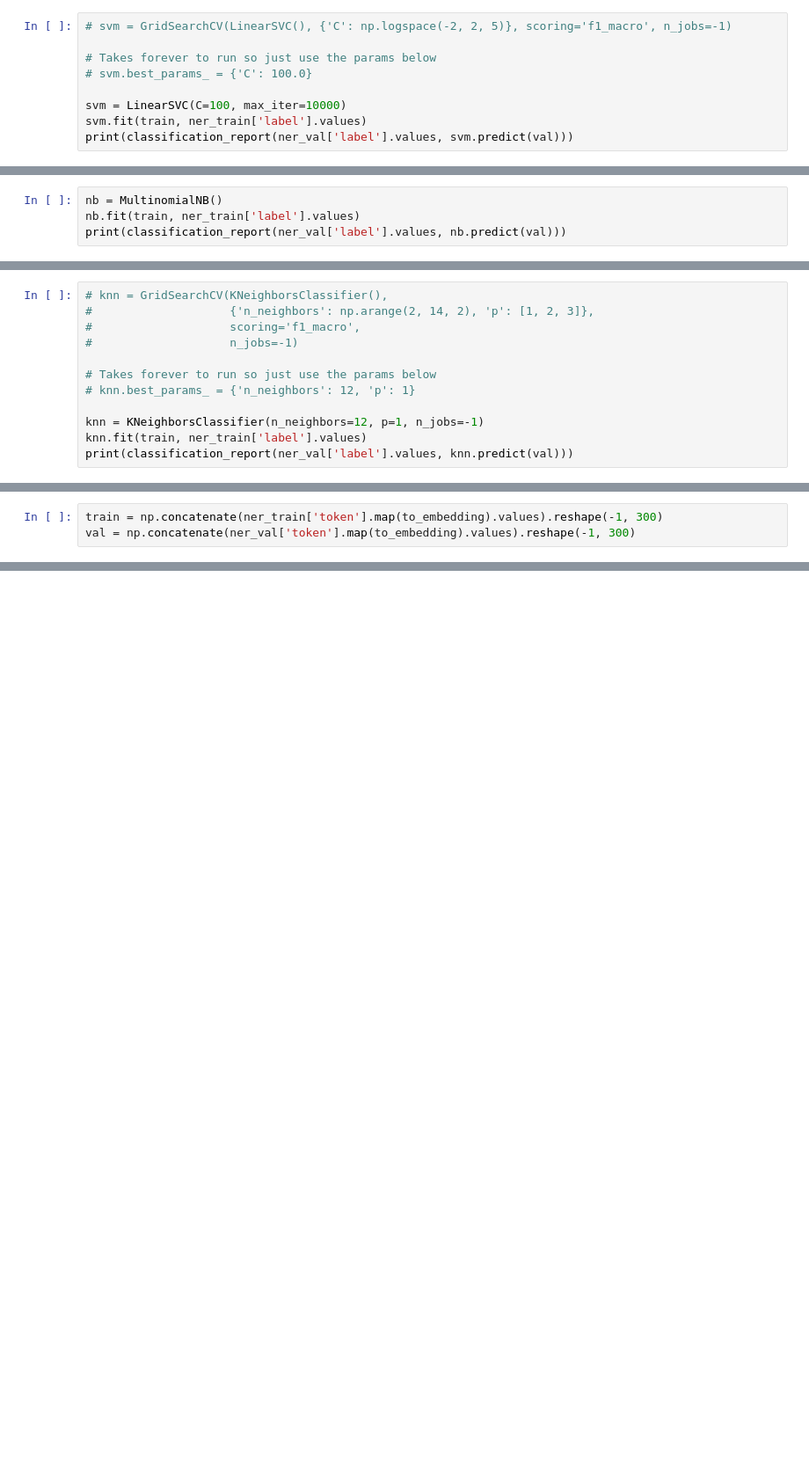
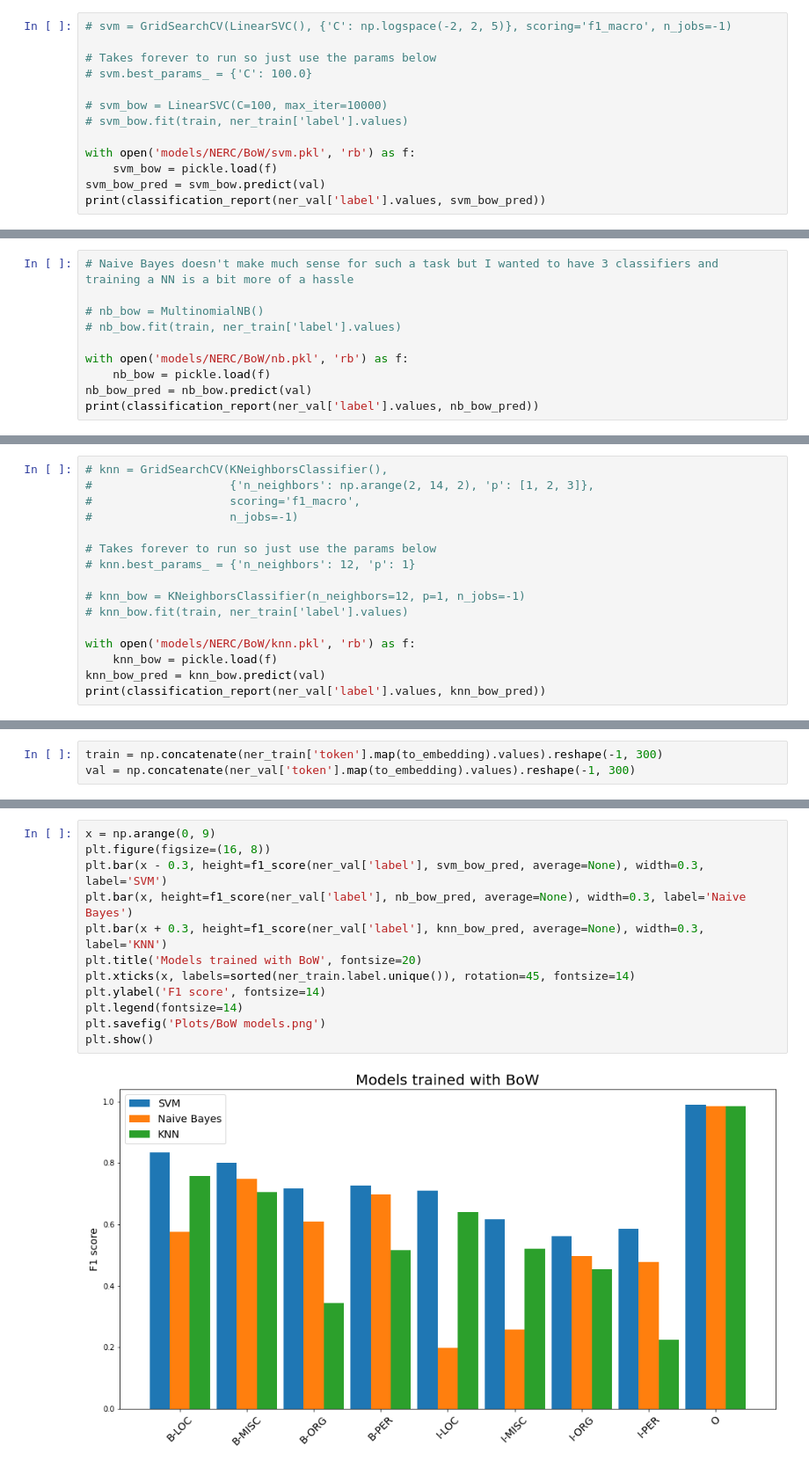
Before and after one commit to ChackMociute/Text-mining, a Jupyter notebook: Ass5/Project.ipynb, the cells around one changed output, grey strips where cells are left out. Shown: that part at 88% size. Cells and saved outputs as stored; diff of their text form; blank space fills up the shorter version.

Commit message:
Started training the embedding models

```diff
--- a/Ass5/Project.ipynb
+++ b/Ass5/Project.ipynb
@@ -46,9 +83,13 @@ val = v.transform(ner_val[['token', 'pos']].T.to_dict().values())
 # Takes forever to run so just use the params below
 # svm.best_params_ = {'C': 100.0}
 
-svm = LinearSVC(C=100, max_iter=10000)
-svm.fit(train, ner_train['label'].values)
-print(classification_report(ner_val['label'].values, svm.predict(val)))
+# svm_bow = LinearSVC(C=100, max_iter=10000)
+# svm_bow.fit(train, ner_train['label'].values)
+
+with open('models/NERC/BoW/svm.pkl', 'rb') as f:
+    svm_bow = pickle.load(f)
+svm_bow_pred = svm_bow.predict(val)
+print(classification_report(ner_val['label'].values, svm_bow_pred))
 # %% [output]
               precision    recall  f1-score   support
 
@@ -68,9 +109,15 @@ weighted avg       0.95      0.94      0.94     51362
 # %% [markdown]
 #### Naive Bayes training
 # %%
-nb = MultinomialNB()
-nb.fit(train, ner_train['label'].values)
-print(classification_report(ner_val['label'].values, nb.predict(val)))
+# Naive Bayes doesn't make much sense for such a task but I wanted to have 3 classifiers and training a NN is a bit more of a hassle
+
+# nb_bow = MultinomialNB()
+# nb_bow.fit(train, ner_train['label'].values)
+
+with open('models/NERC/BoW/nb.pkl', 'rb') as f:
+    nb_bow = pickle.load(f)
+nb_bow_pred = nb_bow.predict(val)
+print(classification_report(ner_val['label'].values, nb_bow_pred))
 # %% [output]
               precision    recall  f1-score   support
 
@@ -98,9 +145,13 @@ weighted avg       0.93      0.92      0.92     51362
 # Takes forever to run so just use the params below
 # knn.best_params_ = {'n_neighbors': 12, 'p': 1}
 
-knn = KNeighborsClassifier(n_neighbors=12, p=1, n_jobs=-1)
-knn.fit(train, ner_train['label'].values)
-print(classification_report(ner_val['label'].values, knn.predict(val)))
+# knn_bow = KNeighborsClassifier(n_neighbors=12, p=1, n_jobs=-1)
+# knn_bow.fit(train, ner_train['label'].values)
+
+with open('models/NERC/BoW/knn.pkl', 'rb') as f:
+    knn_bow = pickle.load(f)
+knn_bow_pred = knn_bow.predict(val)
+print(classification_report(ner_val['label'].values, knn_bow_pred))
 # %% [output]
               precision    recall  f1-score   support
 
@@ -164,0 +276,14 @@ weighted avg       0.93      0.94      0.93     51362
+# %%
+x = np.arange(0, 9)
+plt.figure(figsize=(16, 8))
+plt.bar(x - 0.3, height=f1_score(ner_val['label'], svm_bow_pred, average=None), width=0.3, label='SVM')
+plt.bar(x, height=f1_score(ner_val['label'], nb_bow_pred, average=None), width=0.3, label='Naive Bayes')
+plt.bar(x + 0.3, height=f1_score(ner_val['label'], knn_bow_pred, average=None), width=0.3, label='KNN')
+plt.title('Models trained with BoW', fontsize=20)
+plt.xticks(x, labels=sorted(ner_train.label.unique()), rotation=45, fontsize=14)
+plt.ylabel('F1 score', fontsize=14)
+plt.legend(fontsize=14)
+plt.savefig('Plots/BoW models.png')
+plt.show()
+# %% [output]
+[figure, new version]
```
Also changed, not shown: parts of 42 cells of this notebook, 17 other files.
